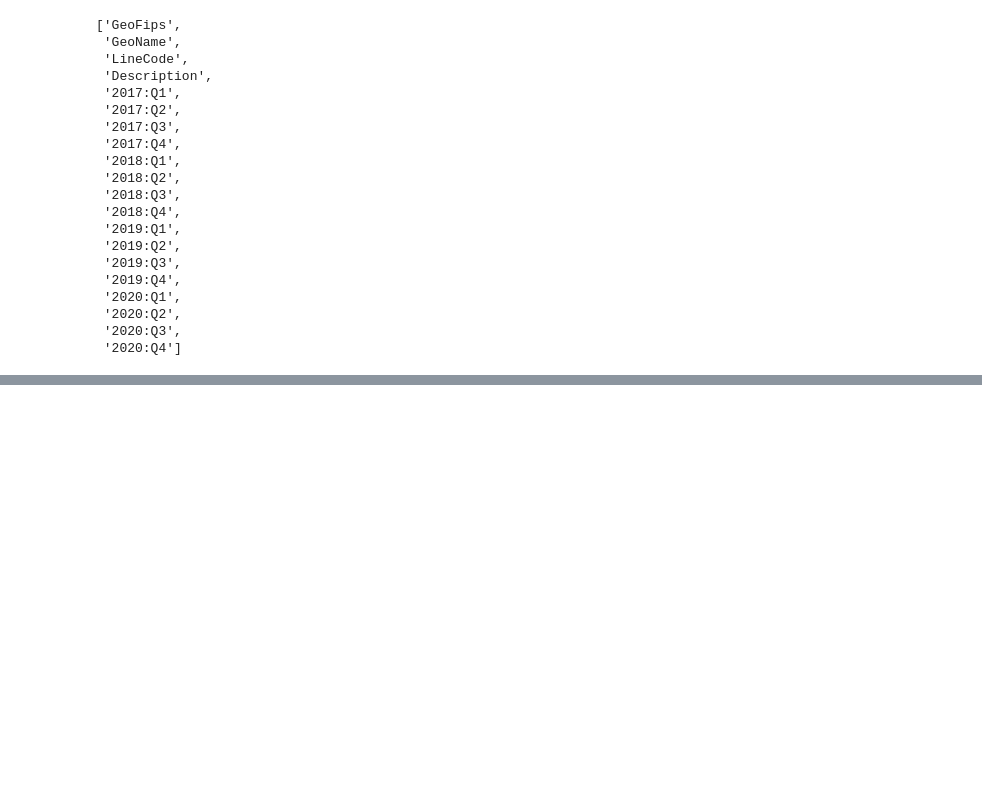
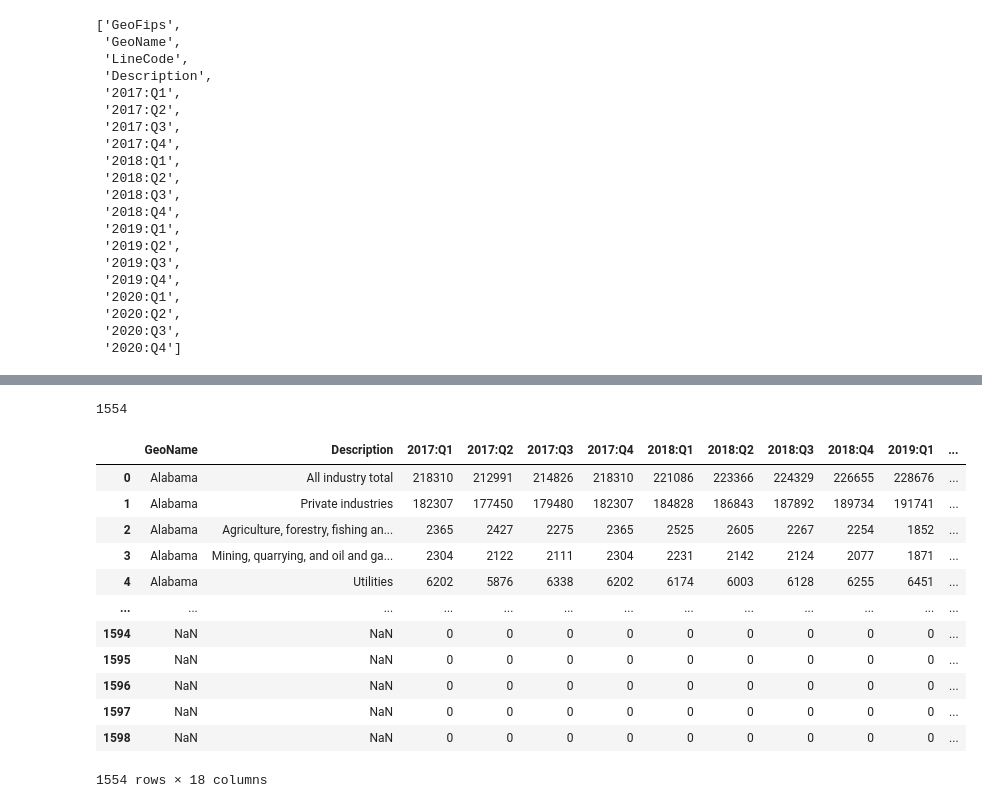
Before and after one commit to marcpalumbo/Great_Resignation_Analysis, a Jupyter notebook: GDP_by_State_Geographic_Data_ETL.ipynb, the cells around one changed output, grey strips where cells are left out. Drawn from its saved outputs; the diff is of its cells as text; code cells hidden in the pictures; blank space fills up the shorter version.

```diff
--- a/GDP_by_State_Geographic_Data_ETL.ipynb
+++ b/GDP_by_State_Geographic_Data_ETL.ipynb
@@ -417,0 +197,2 @@ df2.to_csv('geo_by_state_cleaned_geographic_data.csv')
+# %%
+df2[['2017:Q1','2017:Q2','2017:Q3','2017:Q4','2018:Q1','2018:Q2','2018:Q3','2018:Q4','2019:Q1','2019:Q2','2019:Q3','2019:Q4','2020:Q1','2020:Q2','2020:Q3','2020:Q4']] = df2[['2017:Q1','2017:Q2','2017:Q3','2017:Q4','2018:Q1','2018:Q2','2018:Q3','2018:Q4','2019:Q1','2019:Q2','2019:Q3','2019:Q4','2020:Q1','2020:Q2','2020:Q3','2020:Q4']].astype(str).astype(float)
@@ -417,0 +244,3 @@ df2.to_csv('geo_by_state_cleaned_geographic_data.csv')
+# %%
+# Replace NaN values with 0.
+df2[['2017:Q1','2017:Q2','2017:Q3','2017:Q4','2018:Q1','2018:Q2','2018:Q3','2018:Q4','2019:Q1','2019:Q2','2019:Q3','2019:Q4','2020:Q1','2020:Q2','2020:Q3','2020:Q4']] =  df2[['2017:Q1','2017:Q2','2017:Q3','2017:Q4','2018:Q1','2018:Q2','2018:Q3','2018:Q4','2019:Q1','2019:Q2','2019:Q3','2019:Q4','2020:Q1','2020:Q2','2020:Q3','2020:Q4']].fillna(0)
@@ -417,0 +280,3 @@ df2.to_csv('geo_by_state_cleaned_geographic_data.csv')
+# %%
+# Convert float to integer.
+df2[['2017:Q1','2017:Q2','2017:Q3','2017:Q4','2018:Q1','2018:Q2','2018:Q3','2018:Q4','2019:Q1','2019:Q2','2019:Q3','2019:Q4','2020:Q1','2020:Q2','2020:Q3','2020:Q4']] = df2[['2017:Q1','2017:Q2','2017:Q3','2017:Q4','2018:Q1','2018:Q2','2018:Q3','2018:Q4','2019:Q1','2019:Q2','2019:Q3','2019:Q4','2020:Q1','2020:Q2','2020:Q3','2020:Q4']].astype(float).astype(int)
@@ -417,0 +316,23 @@ df2.to_csv('geo_by_state_cleaned_geographic_data.csv')
+# %%
+# Display count.
+len(df2)
+# %% [output]
+1554
+# %%
+# Duplicate DataFrame to filter selected columns.
+df3 = df2
+df3
+# %% [output]
+|  | GeoName | Description | 2017:Q1 | 2017:Q2 | 2017:Q3 | 2017:Q4 | 2018:Q1 | 2018:Q2 | 2018:Q3 | 2018:Q4 | 2019:Q1 | ... |
+| 0 | Alabama | All industry total | 218310 | 212991 | 214826 | 218310 | 221086 | 223366 | 224329 | 226655 | 228676 | ... |
+| 1 | Alabama | Private industries | 182307 | 177450 | 179480 | 182307 | 184828 | 186843 | 187892 | 189734 | 191741 | ... |
+| 2 | Alabama | Agriculture, forestry, fishing an... | 2365 | 2427 | 2275 | 2365 | 2525 | 2605 | 2267 | 2254 | 1852 | ... |
+| 3 | Alabama | Mining, quarrying, and oil and ga... | 2304 | 2122 | 2111 | 2304 | 2231 | 2142 | 2124 | 2077 | 1871 | ... |
+| 4 | Alabama | Utilities | 6202 | 5876 | 6338 | 6202 | 6174 | 6003 | 6128 | 6255 | 6451 | ... |
+| ... | ... | ... | ... | ... | ... | ... | ... | ... | ... | ... | ... | ... |
+| 1594 | NaN | NaN | 0 | 0 | 0 | 0 | 0 | 0 | 0 | 0 | 0 | ... |
+| 1595 | NaN | NaN | 0 | 0 | 0 | 0 | 0 | 0 | 0 | 0 | 0 | ... |
+| 1596 | NaN | NaN | 0 | 0 | 0 | 0 | 0 | 0 | 0 | 0 | 0 | ... |
+| 1597 | NaN | NaN | 0 | 0 | 0 | 0 | 0 | 0 | 0 | 0 | 0 | ... |
+| 1598 | NaN | NaN | 0 | 0 | 0 | 0 | 0 | 0 | 0 | 0 | 0 | ... |
+1554 rows × 18 columns
```
Also changed, not shown: parts of 44 cells of this notebook, 4 other files.
